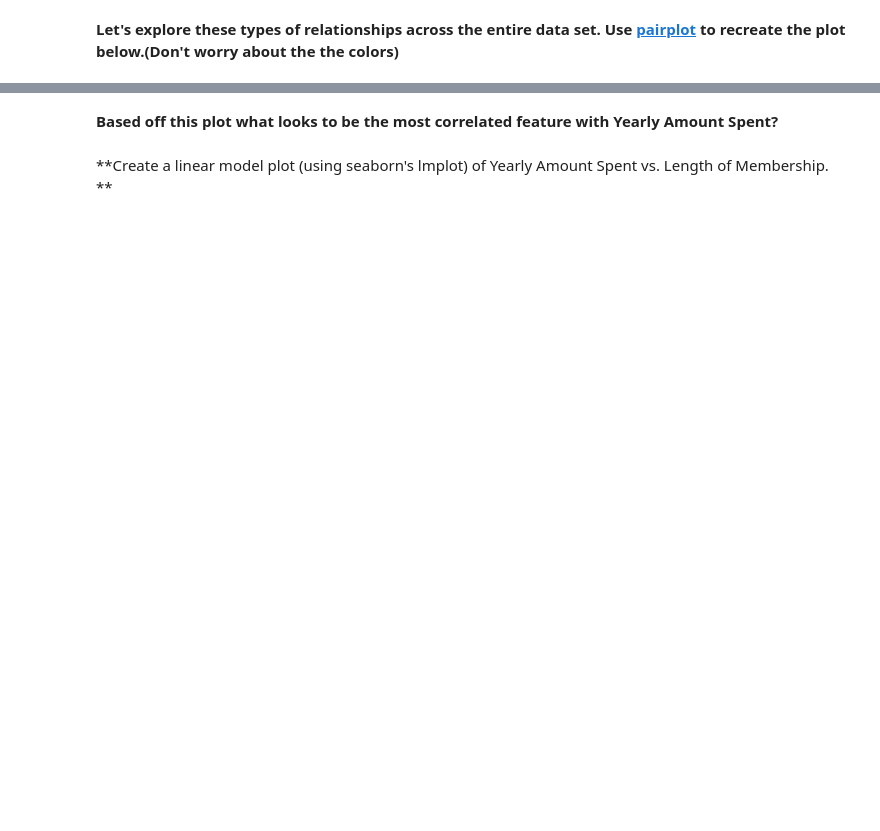
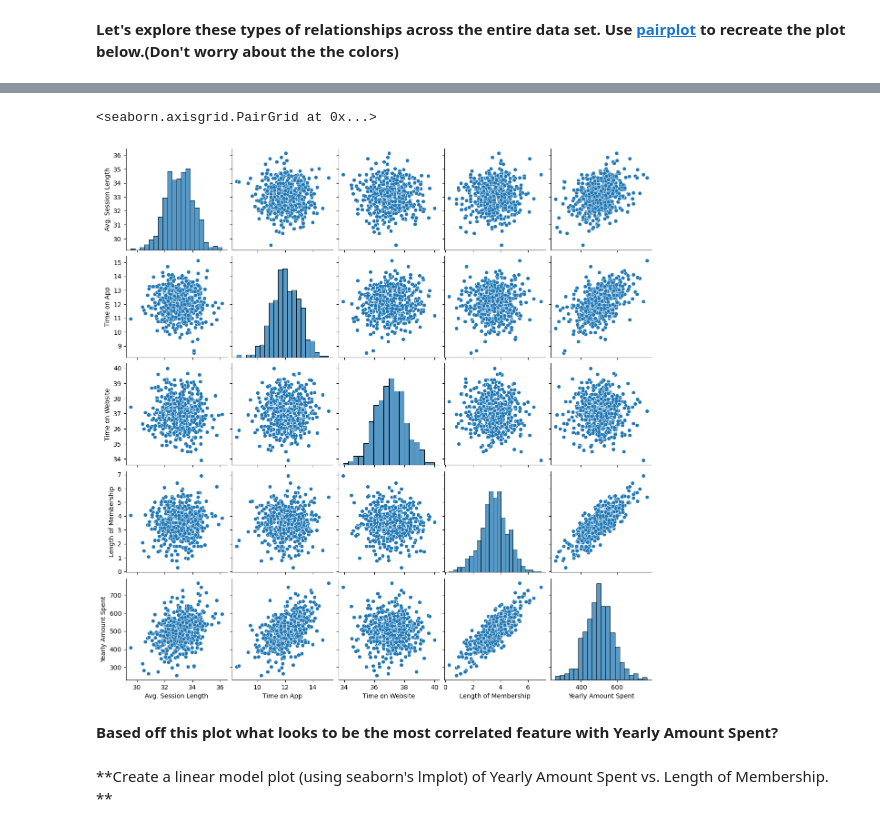
Before and after one commit to giltee/data_science_mchn_learning, a Jupyter notebook: section15-linear-regression/02-Linear Regression Project.ipynb, the cells around one changed output, grey strips where cells are left out. Drawn from its saved outputs; the diff is of its cells as text; code cells hidden in the pictures; blank space fills up the shorter version.

```diff
--- a/section15-linear-regression/02-Linear Regression Project.ipynb
+++ b/section15-linear-regression/02-Linear Regression Project.ipynb
@@ -113,2 +111,7 @@ sns.jointplot(data=customers, x='Time on Website', y='Yearly Amount Spent')
+# %%
+sns.pairplot(customers)
+# %% [output]
+<seaborn.axisgrid.PairGrid at 0x...>
+[figure, added]
 # %% [markdown]
 **Based off this plot what looks to be the most correlated feature with Yearly Amount Spent?**
```
Also changed, not shown: parts of 26 cells of this notebook, 31 other files.
